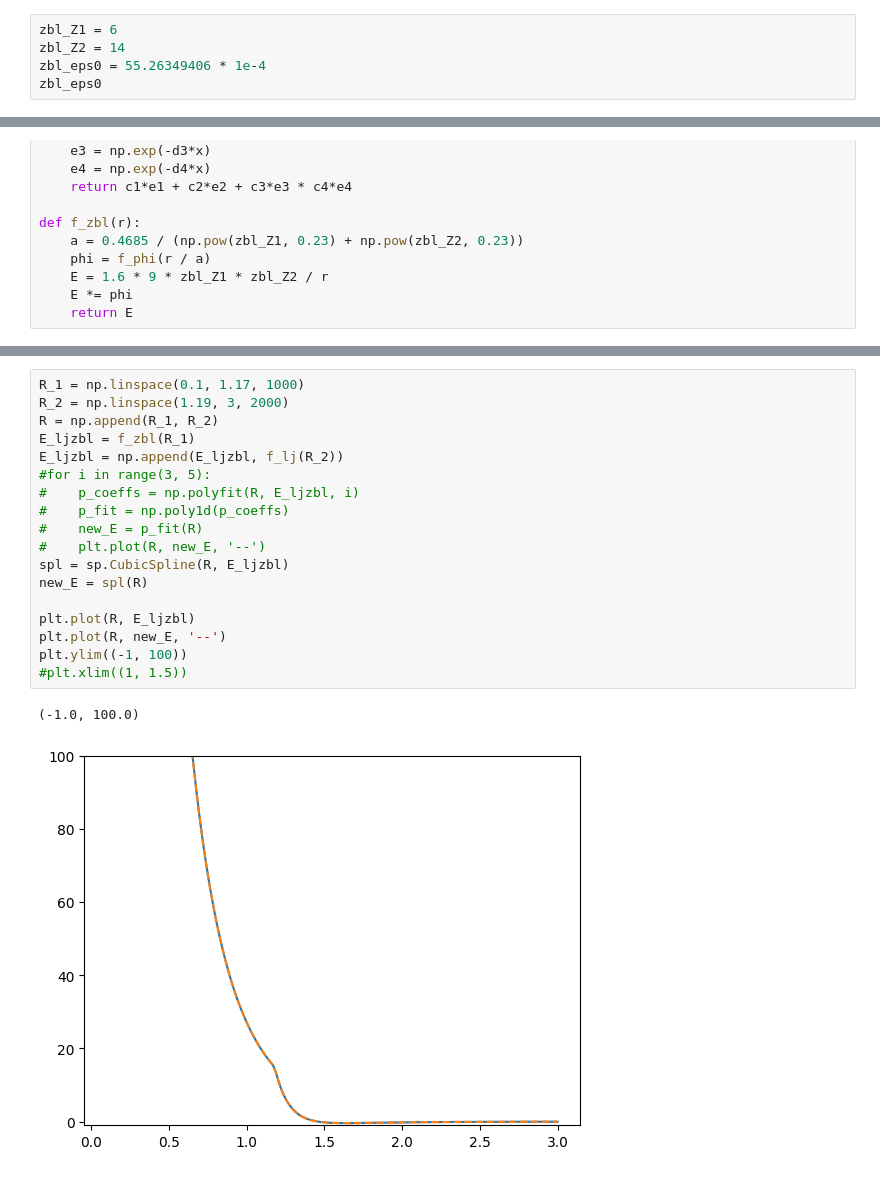
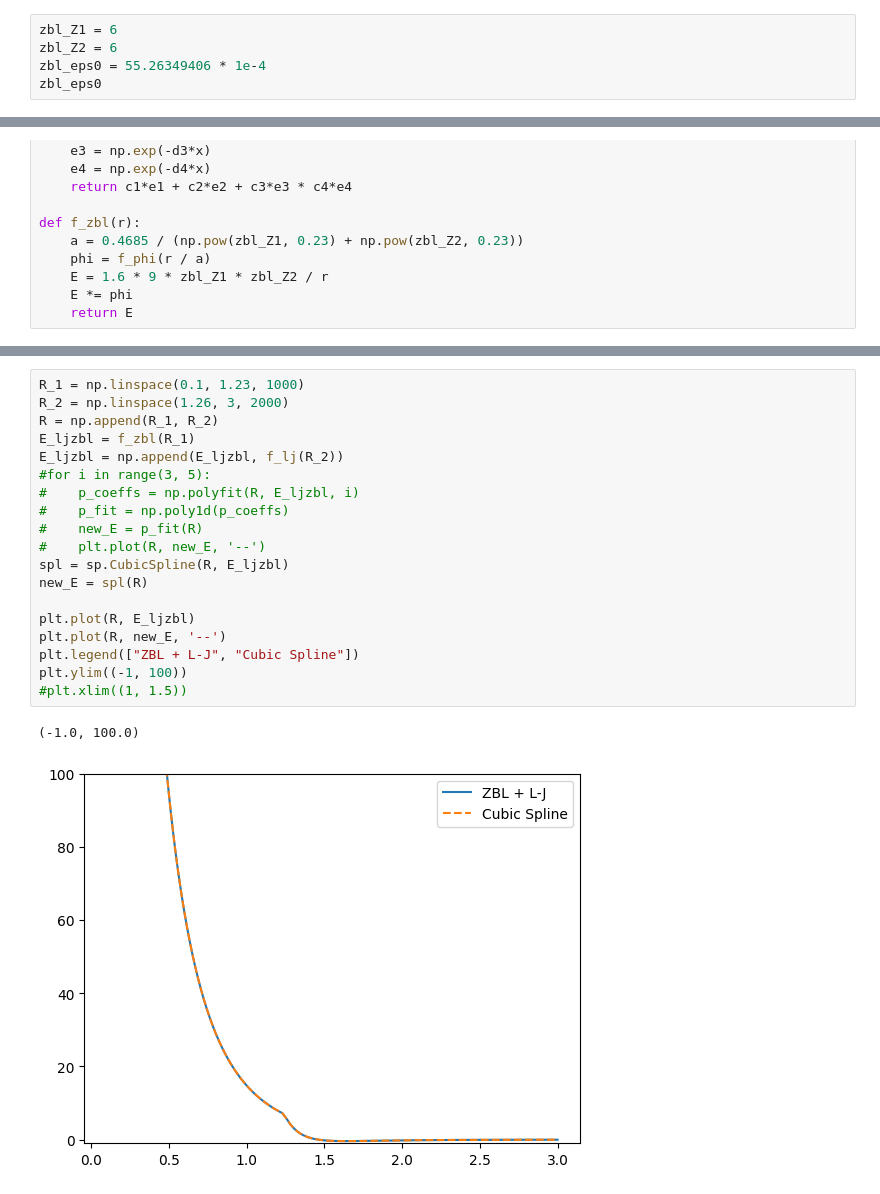
Before and after one commit to denisstrizhkin/C60-Si-fall-sim, a Jupyter notebook: potentials/lj_zbl.ipynb, the cells around one changed output, grey strips where cells are left out. Cells and saved outputs as stored; diff of their text form.

```diff
--- a/potentials/lj_zbl.ipynb
+++ b/potentials/lj_zbl.ipynb
@@ -36,7 +36,7 @@ scatter_one(lj_sigma, f_lj(lj_sigma))
 [figure]
 # %%
 zbl_Z1 = 6
-zbl_Z2 = 14
+zbl_Z2 = 6
 zbl_eps0 = 55.26349406 * 1e-4
 zbl_eps0
 # %% [output]
@@ -87,24 +88,25 @@ plt.xlim((1, 1.5))
 # %%
-R_1 = np.linspace(0.1, 1.17, 1000)
-R_2 = np.linspace(1.19, 3, 2000)
+R_1 = np.linspace(0.1, 1.23, 1000)
+R_2 = np.linspace(1.26, 3, 2000)
 R = np.append(R_1, R_2)
 E_ljzbl = f_zbl(R_1)
 E_ljzbl = np.append(E_ljzbl, f_lj(R_2))
 #for i in range(3, 5):
 #    p_coeffs = np.polyfit(R, E_ljzbl, i)
 #    p_fit = np.poly1d(p_coeffs)
 #    new_E = p_fit(R)
 #    plt.plot(R, new_E, '--')
 spl = sp.CubicSpline(R, E_ljzbl)
 new_E = spl(R)
 
 plt.plot(R, E_ljzbl)
 plt.plot(R, new_E, '--')
+plt.legend(["ZBL + L-J", "Cubic Spline"])
 plt.ylim((-1, 100))
 #plt.xlim((1, 1.5))
 # %% [output]
 (-1.0, 100.0)
-[figure, old version]
+[figure, new version]
 # %%
 R = np.linspace(0.1, 3, 3000)
 N = np.linspace(1, R.shape[0], R.shape[0])
```
Also changed, not shown: parts of 5 cells of this notebook, 2 other files.
